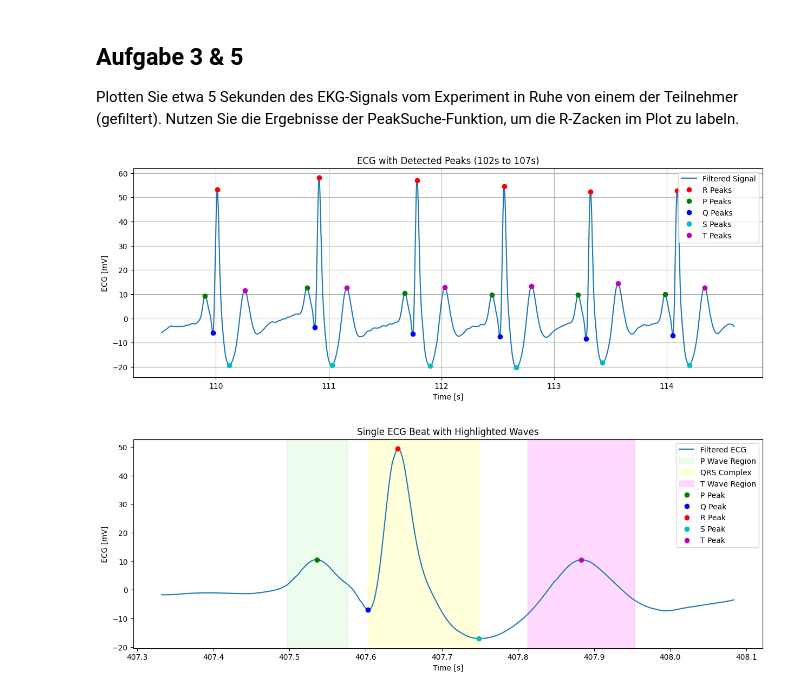
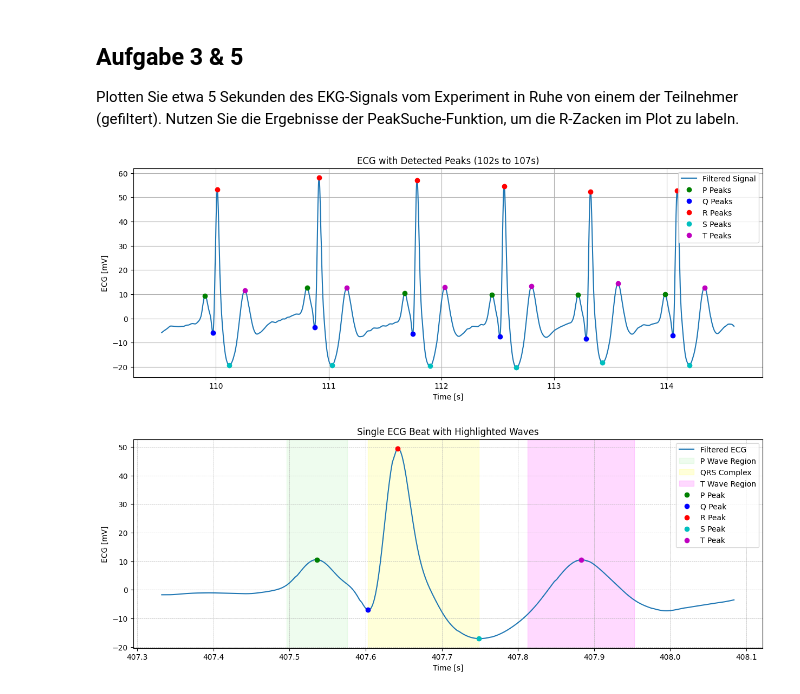
Before and after one commit to tomperg/Biosignalverarbeitung_Selbsthilfegruppe, a Jupyter notebook: Assignment2_Abgabe.ipynb, the cells around one changed output. Saved outputs shown, nothing was run; the diff lists cells and outputs as text; code cells hidden in the pictures.

```diff
--- a/Assignment2_Abgabe.ipynb
+++ b/Assignment2_Abgabe.ipynb
@@ -224,35 +224,39 @@ for i in range(1, len(r_peaks['ECG_R_Peaks']) - 1):
             t_loc = None
     else:
         t_loc = None
 
     t_peaks.append(t_loc)
 
 # Plotting
 fig, ax = plt.subplots(figsize=(15, 5))
 ax.plot(time_window, signal_window, label='Filtered Signal')
 ax.set_title(f'ECG with Detected Peaks ({start_time}s to {end_time}s)')
 ax.set_xlabel('Time [s]')
 ax.set_ylabel('ECG [mV]')
 ax.grid()
 
 # R peaks in window
 r_peaks_window = [r for r in r_peaks['ECG_R_Peaks'] if start_idx <= r < end_idx]
 ax.plot(dataRTOM['Time'][r_peaks_window]/1000, filtered_signal[r_peaks_window], 'ro', label='R Peaks')
 
 p_peaks_window = [p for p in p_peaks if p is not None and start_idx <= p < end_idx]
 q_peaks_window = [q for q in q_peaks if q is not None and start_idx <= q < end_idx]
 s_peaks_window = [s for s in s_peaks if s is not None and start_idx <= s < end_idx]
 t_peaks_window = [t for t in t_peaks if t is not None and start_idx <= t < end_idx]
 
 ax.plot(dataRTOM['Time'][p_peaks_window]/1000, filtered_signal[p_peaks_window], 'go', label='P Peaks')
 ax.plot(dataRTOM['Time'][q_peaks_window]/1000, filtered_signal[q_peaks_window], 'bo', label='Q Peaks')
 ax.plot(dataRTOM['Time'][s_peaks_window]/1000, filtered_signal[s_peaks_window], 'co', label='S Peaks')
 ax.plot(dataRTOM['Time'][t_peaks_window]/1000, filtered_signal[t_peaks_window], 'mo', label='T Peaks')
 
-ax.legend()
+# Change the order of the legend
+handles, labels = ax.get_legend_handles_labels()
+order = [0, 2, 3, 1, 4, 5]  # Adjust the order as needed
+ax.legend([handles[idx] for idx in order], [labels[idx] for idx in order])
+
 plt.show()
 # %% [output]
-[figure, old version]
+[figure, new version]
 # %%
 beat_idx = 500  # for example, display the first detected beat
 
```
Also changed, not shown: parts of 1 cell of this notebook.
